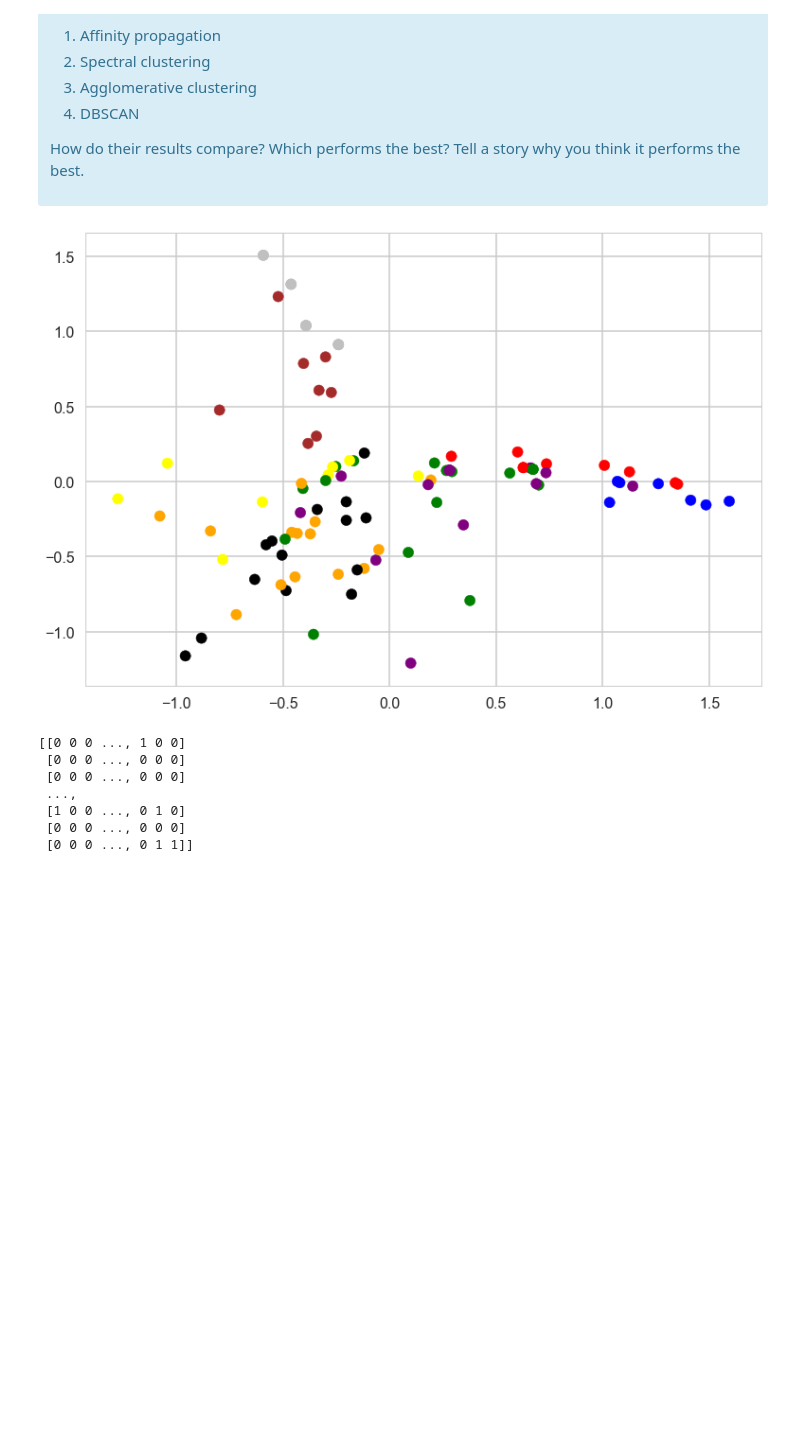
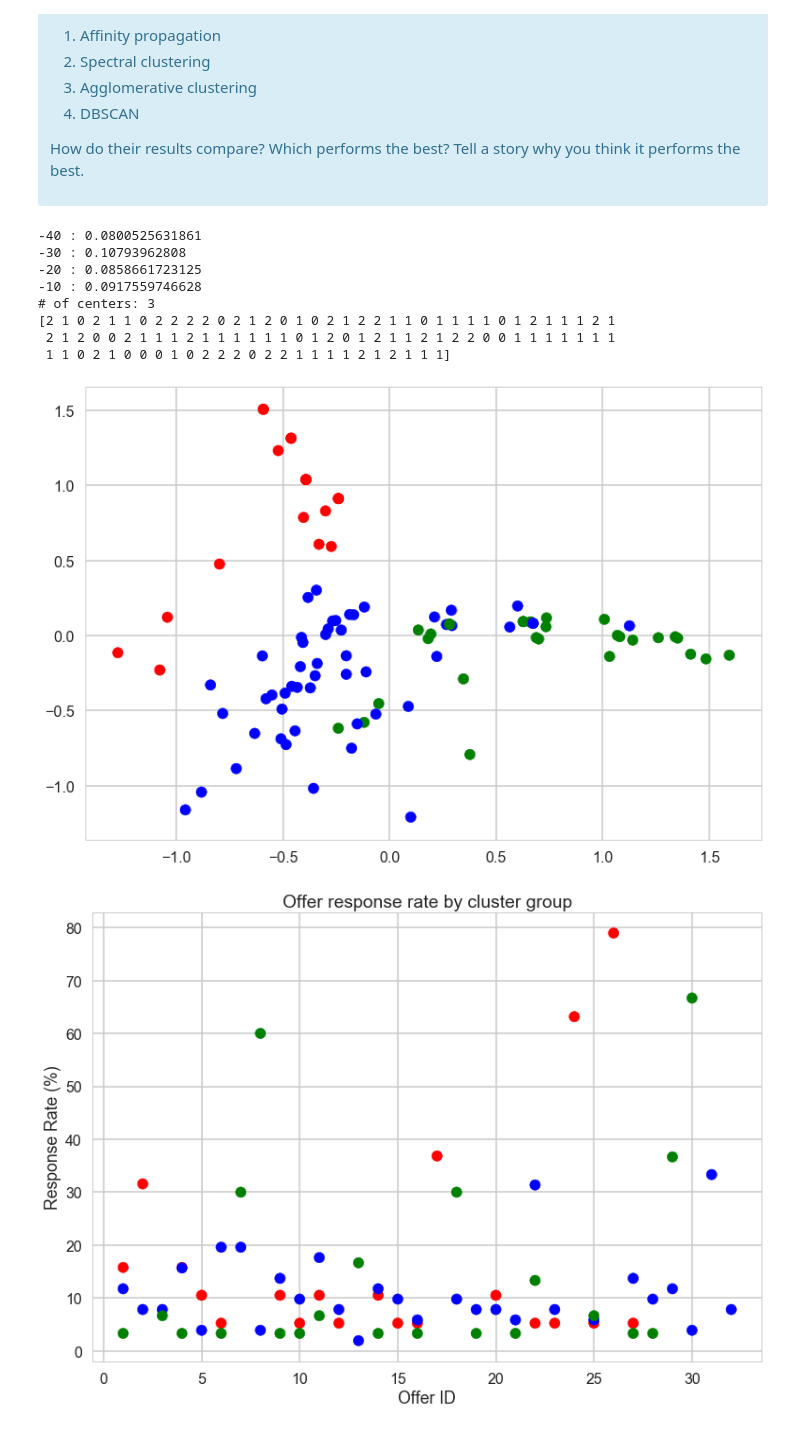
Before and after one commit to dkyip/DSI, a Jupyter notebook: Mini_Project_Clustering.ipynb, the cells around one changed output. Drawn from its saved outputs; the diff is of its cells as text; code cells hidden in the pictures; blank space fills up the shorter version.

```diff
--- a/Mini_Project_Clustering.ipynb
+++ b/Mini_Project_Clustering.ipynb
@@ -446,0 +459,6 @@ plt.show()
+# %%
+# create a summarized count of each clustered group
+df_analysis_sum = createDFanalysisSum(df_cluster)
+
+# plot offer response rate by cluster
+plotClusterByOffer()
@@ -447,7 +467,9 @@ plt.show()
 # %%
-df_high_pct = df_analysis_sum[df_analysis_sum['pct']>10]
-
-for i in range(3):
-    print("Cluster", i, "High Response Offers")
-    print(df_high_pct[df_high_pct['cluster_id']==i][['offer_id','pct','campaign','varietal','origin','past_peak']].sort_values('pct',ascending=False))
-    print("")
+def printCluster(n_clusters):
+    df_high_pct = df_analysis_sum[df_analysis_sum['pct']>10]
+    for i in range(n_clusters):
+        cluster_size = np.mean(df_high_pct[df_high_pct['cluster_id']==i]['cluster_count'])
+        print("Cluster", i, "High Response Offers (cluster size", cluster_size, ")")
+        print(df_high_pct[df_high_pct['cluster_id']==i][['offer_id','pct','campaign','varietal','origin','past_peak']].sort_values('pct',ascending=False))
+        print("")
+    return()
@@ -619,21 +644,41 @@ Source: http://scikit-learn.org/stable/modules/clustering.html
 # %%
 # Affinity propagation
 from sklearn.cluster import AffinityPropagation
 
-afp = AffinityPropagation(damping=0.5,preference=-10)
+for i in range(-40,0,10):
+    afp = AffinityPropagation(preference=i)
+    afp.fit(x_cols)
+    labels = afp.labels_
+    print(i, ":", silhouette_score(x_cols,labels))
+
+afp = AffinityPropagation(preference=-30)
 afp.fit(x_cols)
+centers_afp = len(afp.cluster_centers_indices_)
 labels = afp.labels_
+print("# of centers:",centers_afp)
+print(labels)
 
 colors_afp = [color_map[label] for label in labels]
-
 plt.scatter(df_cluster['x'],df_cluster['y'],c=colors_afp)
 plt.show()
+
+df_cluster_afp = createDFcluster(labels)
+
+# create a summarized count of each clustered group
+df_analysis_sum = createDFanalysisSum(df_cluster_afp)
+
+# plot offer response rate by cluster
+plotClusterByOffer()
+
+printCluster(centers_afp)
 # %% [output]
+-40 : 0.0800525631861
+-30 : 0.10793962808
+-20 : 0.0858661723125
+-10 : 0.0917559746628
+# of centers: 3
+[2 1 0 2 1 1 0 2 2 2 2 0 2 1 2 0 1 0 2 1 2 2 1 1 0 1 1 1 1 0 1 2 1 1 1 2 1
+ 2 1 2 0 0 2 1 1 1 2 1 1 1 1 1 1 0 1 2 0 1 2 1 1 2 1 2 2 0 0 1 1 1 1 1 1 1
+ 1 1 0 2 1 0 0 0 1 0 2 2 2 0 2 2 1 1 1 1 2 1 2 1 1 1]
-[figure, old version]
+[figure, new version]
-[[0 0 0 ..., 1 0 0]
- [0 0 0 ..., 0 0 0]
- [0 0 0 ..., 0 0 0]
- ...,
- [1 0 0 ..., 0 1 0]
- [0 0 0 ..., 0 0 0]
- [0 0 0 ..., 0 1 1]]
+[figure, added]
```
Also changed, not shown: parts of 12 cells of this notebook.
